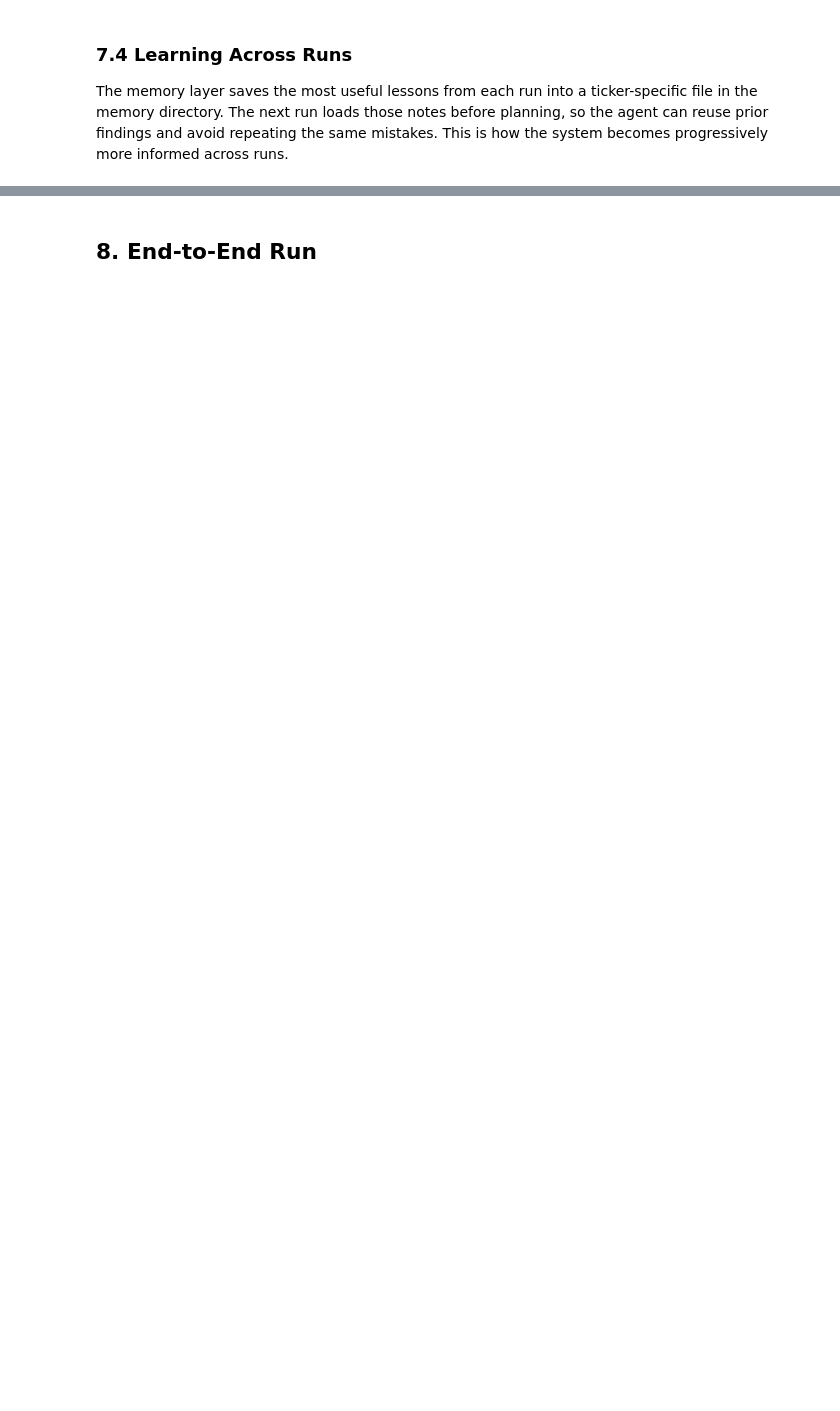
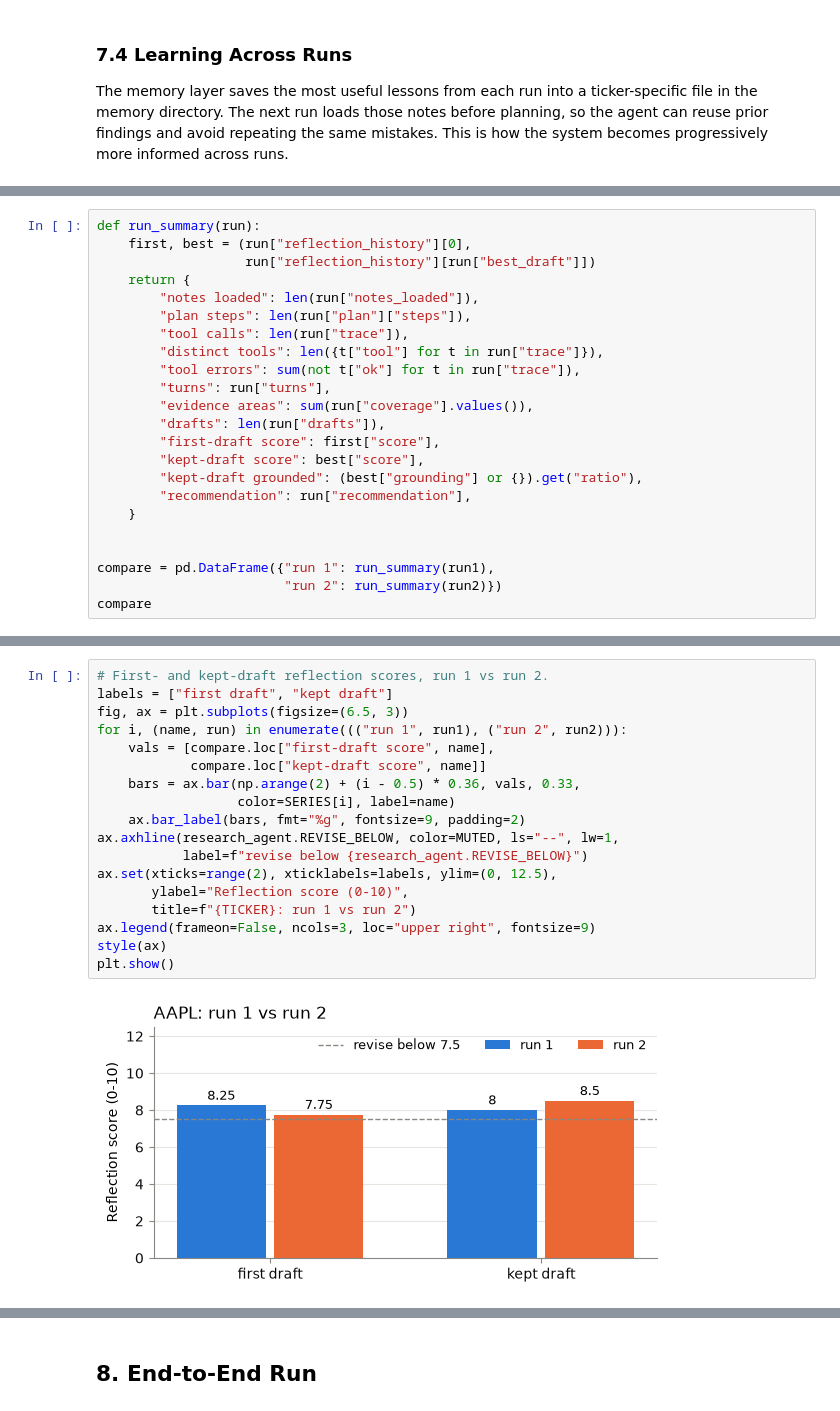
Before and after one commit to pdhinaka/AAI-520-NLP-Final-Team-Project-Group7, a Jupyter notebook: notebooks/final_notebook.ipynb, the cells around one changed output, grey strips where cells are left out. Saved outputs shown, nothing was run; the diff lists cells and outputs as text; blank space fills up the shorter version.

```diff
--- a/notebooks/final_notebook.ipynb
+++ b/notebooks/final_notebook.ipynb
@@ -377,0 +1190,23 @@ print(f"\n✓ Added {new_notes} new insights; reused {len(notes_after_first)} pr
+# %%
+def run_summary(run):
+    first, best = (run["reflection_history"][0],
+                   run["reflection_history"][run["best_draft"]])
+    return {
+        "notes loaded": len(run["notes_loaded"]),
+        "plan steps": len(run["plan"]["steps"]),
+        "tool calls": len(run["trace"]),
+        "distinct tools": len({t["tool"] for t in run["trace"]}),
+        "tool errors": sum(not t["ok"] for t in run["trace"]),
+        "turns": run["turns"],
+        "evidence areas": sum(run["coverage"].values()),
+        "drafts": len(run["drafts"]),
+        "first-draft score": first["score"],
+        "kept-draft score": best["score"],
+        "kept-draft grounded": (best["grounding"] or {}).get("ratio"),
+        "recommendation": run["recommendation"],
+    }
+
+
+compare = pd.DataFrame({"run 1": run_summary(run1),
+                        "run 2": run_summary(run2)})
+compare
@@ -377,0 +1227,20 @@ print(f"\n✓ Added {new_notes} new insights; reused {len(notes_after_first)} pr
+# %%
+# First- and kept-draft reflection scores, run 1 vs run 2.
+labels = ["first draft", "kept draft"]
+fig, ax = plt.subplots(figsize=(6.5, 3))
+for i, (name, run) in enumerate((("run 1", run1), ("run 2", run2))):
+    vals = [compare.loc["first-draft score", name],
+            compare.loc["kept-draft score", name]]
+    bars = ax.bar(np.arange(2) + (i - 0.5) * 0.36, vals, 0.33,
+                  color=SERIES[i], label=name)
+    ax.bar_label(bars, fmt="%g", fontsize=9, padding=2)
+ax.axhline(research_agent.REVISE_BELOW, color=MUTED, ls="--", lw=1,
+           label=f"revise below {research_agent.REVISE_BELOW}")
+ax.set(xticks=range(2), xticklabels=labels, ylim=(0, 12.5),
+       ylabel="Reflection score (0-10)",
+       title=f"{TICKER}: run 1 vs run 2")
+ax.legend(frameon=False, ncols=3, loc="upper right", fontsize=9)
+style(ax)
+plt.show()
+# %% [output]
+[figure, added]
```
Also changed, not shown: parts of 78 cells of this notebook, 5 other files.
